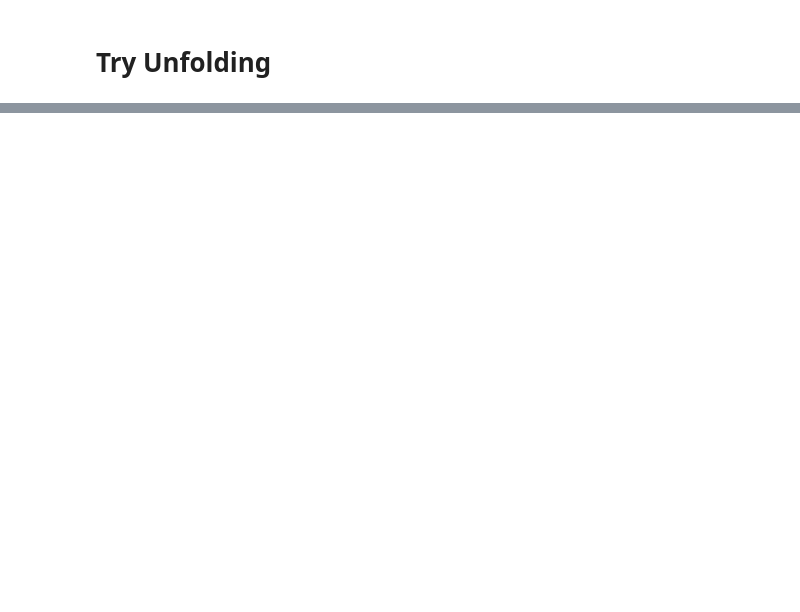
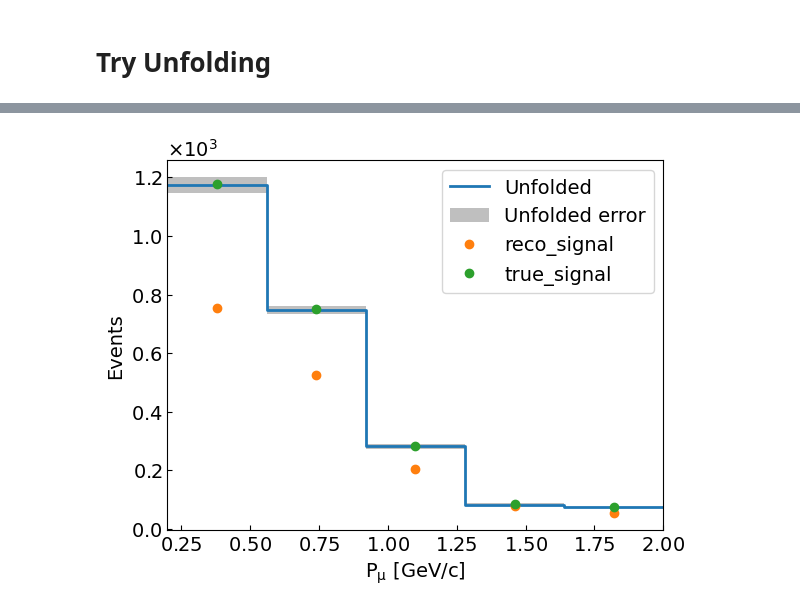
Before and after one commit to wjdanswjddl/cafpyana, a Jupyter notebook: analysis_village/examples/study_wienersvd_1mu1p.ipynb, the cells around one changed output, grey strips where cells are left out. Cells and saved outputs as stored; diff of their text form; code cells hidden in the pictures; blank space fills up the shorter version.

```diff
--- a/analysis_village/examples/study_wienersvd_1mu1p.ipynb
+++ b/analysis_village/examples/study_wienersvd_1mu1p.ipynb
@@ -467,5 +567,5 @@ true_signal
 # %%
-C_type = 1
+C_type = 0
 Norm_type = 1
 unfold = WienerSVD(Response, true_signal, nominal_event, Covariance, C_type, Norm_type)
 # %%
@@ -478,31 +592,33 @@ UnfoldCov = unfold['UnfoldCov']
 Unfold_uncert = np.sqrt(np.diag(Covariance))
 
 step_handle, = plt.step(bin_edges, np.append(Unfold, Unfold[-1]), where='post', label='Unfolded')
 bar_handle = plt.bar(
     bin_centers,
     2*Unfold_uncert,
     width=(bin_edges[1] - bin_edges[0]) * 1.,
     bottom=Unfold - Unfold_uncert,
     color='gray',
     alpha=0.5,
     linewidth=0,
     label='Unfolded Stat. error (box)'
 )
-reco_handle, = plt.plot(bin_centers, reco_signal, 'o', label='reco_signal')
+reco_handle, = plt.plot(bin_centers, reco_signal_sel, 'o', label='reco_signal')
 true_handle, = plt.plot(bin_centers, true_signal, 'o', label='true_signal')
 
 # Custom order for legend
 handles = [step_handle, bar_handle, reco_handle, true_handle]
 labels = [
     'Unfolded',
     'Unfolded error',
     'reco_signal',
     'true_signal'
 ]
 
 plt.legend(handles, labels)
 plt.xlim(bins[0], bins[-1])
 plt.xlabel(var_label)
 # plt.ylim(0., 5000.)
 plt.ylabel("Events")
 plt.show()
+# %% [output]
+[figure, added]
```
Also changed, not shown: parts of 28 cells of this notebook.
